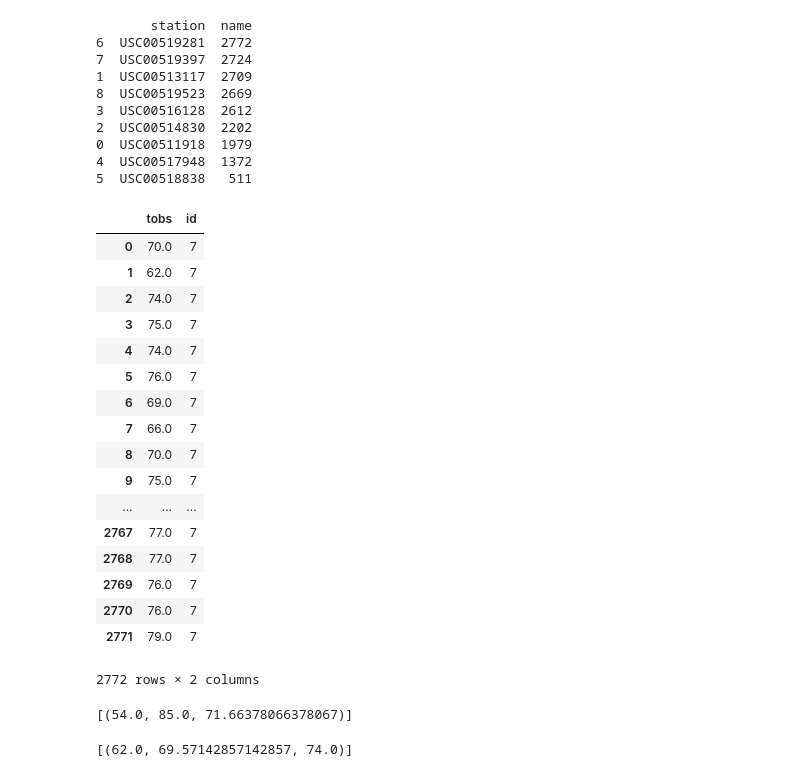
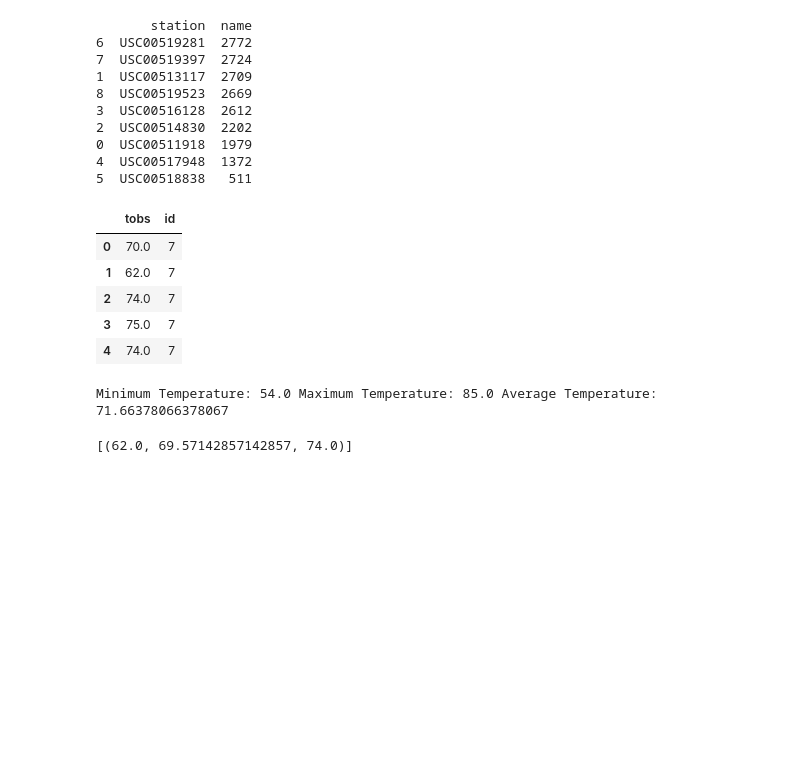
Before and after one commit to josephsy96/sqlalchemy-challenge, a Jupyter notebook: climate_starter.ipynb, the cells around one changed output. Cells and saved outputs as stored; diff of their text form; code cells hidden in the pictures; blank space fills up the shorter version.

Commit message:
station data

```diff
--- a/climate_starter.ipynb
+++ b/climate_starter.ipynb
@@ -129,32 +122,27 @@ print(sc_df)
 # %%
 s = session.query(Measurement.tobs,Station.id)\
     .filter(Measurement.station==Station.station).filter(Station.station=='USC00519281').statement
 
-pd.read_sql(s,session.bind)
+station_seven = pd.read_sql(s,session.bind)
+station_seven.head()
 # %% [output]
 |  | tobs | id |
 | 0 | 70.0 | 7 |
 | 1 | 62.0 | 7 |
 | 2 | 74.0 | 7 |
 | 3 | 75.0 | 7 |
 | 4 | 74.0 | 7 |
-| 5 | 76.0 | 7 |
-| 6 | 69.0 | 7 |
-| 7 | 66.0 | 7 |
-| 8 | 70.0 | 7 |
-| 9 | 75.0 | 7 |
-| ... | ... | ... |
-| 2767 | 77.0 | 7 |
-| 2768 | 77.0 | 7 |
-| 2769 | 76.0 | 7 |
-| 2770 | 76.0 | 7 |
-| 2771 | 79.0 | 7 |
-2772 rows × 2 columns
 # %%
 # Using the station id from the previous query, calculate the lowest temperature recorded,
 # highest temperature recorded, and average temperature of the most active station?
+min_station = station_seven['tobs'].min()
+high_station = station_seven['tobs'].max()
+avg_station = station_seven['tobs'].mean()
+
+print(f"Minimum Temperature: {min_station} Maximum Temperature: {high_station} Average Temperature:\
+ {avg_station}")
 # %% [output]
-[(54.0, 85.0, 71.66378066378067)]
+Minimum Temperature: 54.0 Maximum Temperature: 85.0 Average Temperature: 71.66378066378067
 # %%
 # Choose the station with the highest number of temperature observations.
 # Query the last 12 months of temperature observation data for this station and plot the results as a histogram
```
Also changed, not shown: parts of 1 cell of this notebook.
